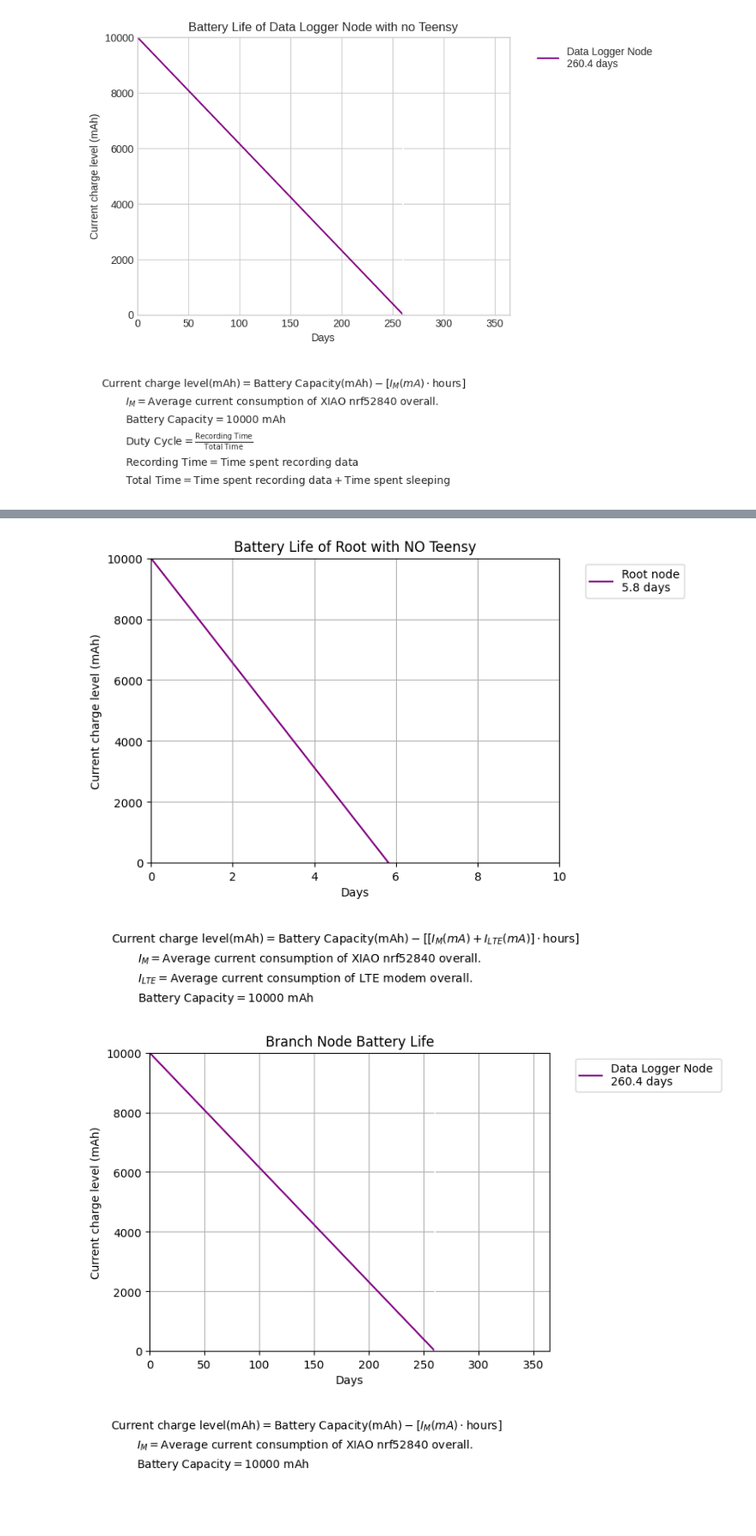
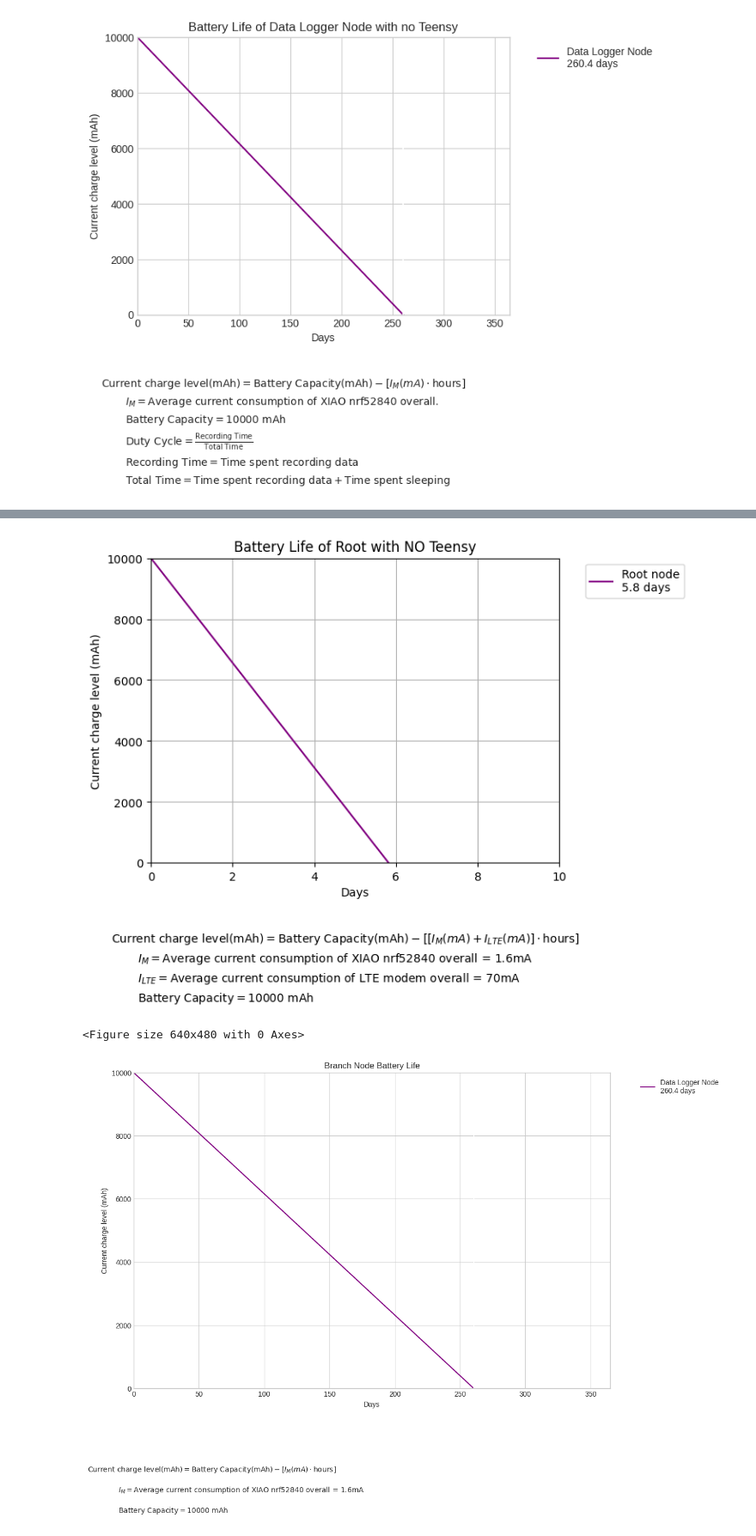
Before and after one commit to mmontee/nrf52840_openWSN_sensor_node, a Jupyter notebook: Documents/plots.ipynb, the cells around one changed output, grey strips where cells are left out. Shown at 86% size. Drawn from its saved outputs; the diff is of its cells as text; code cells hidden in the pictures; blank space fills up the shorter version.

```diff
--- a/Documents/plots.ipynb
+++ b/Documents/plots.ipynb
@@ -725,9 +725,9 @@ def plot_linear_function(
   plt.grid(True)
 
   plt.figtext(0.05, -0.1,r"$\text{Current charge level(mAh)} = \text{Battery Capacity(mAh)} - \left[\left[I_T(mA) + I_M(mA) + I_{LTE}(mA)\right]\cdot \text{hours}\right]$",ha="left", fontsize=10, va="bottom")
-  plt.figtext(0.10, -0.15, r"$I_T = \text{Average current consumption of Teensy while processing.}$", fontsize=10, va="bottom")
-  plt.figtext(0.10, -0.2, r"$I_M = \text{Average current consumption of XIAO nrf52840 overall.}$", fontsize=10, va="bottom")
-  plt.figtext(0.10, -0.25, r"$I_{LTE} = \text{Average current consumption of LTE modem overall.}$", fontsize=10, va="bottom")
+  plt.figtext(0.10, -0.15, r"$I_T = \text{Average current consumption of Teensy while processing = 169mA}$", fontsize=10, va="bottom")
+  plt.figtext(0.10, -0.2, r"$I_M = \text{Average current consumption of XIAO nrf52840 overall = 1.6mA}$", fontsize=10, va="bottom")
+  plt.figtext(0.10, -0.25, r"$I_{LTE} = \text{Average current consumption of LTE modem overall = 70mA}$", fontsize=10, va="bottom")
   plt.figtext(0.10, -0.3, r"$\text{Battery Capacity} = 10000 \text{ mAh}$", fontsize=10, va="bottom")
   plt.ylim(0, 10000)
   plt.xlim(0, 5)
@@ -786,8 +786,8 @@ def plot_linear_function(
   plt.grid(True)
 
   plt.figtext(0.05, -0.1,r"$\text{Current charge level(mAh)} = \text{Battery Capacity(mAh)} - \left[ \left[I_M(mA) + I_{LTE}(mA)\right]\cdot \text{hours}\right]$",ha="left", fontsize=10, va="bottom")
-  plt.figtext(0.10, -0.15, r"$I_M = \text{Average current consumption of XIAO nrf52840 overall.}$", fontsize=10, va="bottom")
-  plt.figtext(0.10, -0.20, r"$I_{LTE} = \text{Average current consumption of LTE modem overall.}$", fontsize=10, va="bottom")
+  plt.figtext(0.10, -0.15, r"$I_M = \text{Average current consumption of XIAO nrf52840 overall = 1.6mA}$", fontsize=10, va="bottom")
+  plt.figtext(0.10, -0.20, r"$I_{LTE} = \text{Average current consumption of LTE modem overall = 70mA}$", fontsize=10, va="bottom")
   plt.figtext(0.10, -0.25, r"$\text{Battery Capacity} = 10000 \text{ mAh}$", fontsize=10, va="bottom")
   plt.ylim(0, 10000)
   plt.xlim(0, 10)
@@ -795,7 +795,7 @@ def plot_linear_function(
 
 plot_linear_function()
 # %% [output]
-[figure, old version]
+[figure, new version]
 # %%
 import matplotlib.pyplot as plt
 import numpy as np
@@ -828,33 +828,37 @@ def plot_linear_function(
   def calculate_y():
     avg_current =  I_M
     return BatteryCap - (avg_current * x_hours)
 
 
   plt.figure()
-
+      # Use the 'whitegrid' style for a white background
+    # Use the 'whitegrid' style for a white background
+  plt.style.use('seaborn-v0_8-whitegrid')
+  plt.figure(figsize=(12, 8))
   plt.title(title)
   plt.xlabel(x_label)
   plt.ylabel(y_label)
 
   plt.plot(x_days, calculate_y(), label=f"Data Logger Node \n{get_days(BatteryCap)}", color="purple")
   plt.axvline(x=(BatteryCap / (I_M)) / 24, color="white", linestyle="--")
 
   plt.legend(bbox_to_anchor=(1.05, 1), loc="upper left")
   plt.grid(True)
 
 
   plt.legend(bbox_to_anchor=(1.05, 1), loc="upper left")
   plt.grid(True)
 
   plt.figtext(0.05, -0.1,r"$\text{Current charge level(mAh)} = \text{Battery Capacity(mAh)} - \left[ I_M(mA)\cdot \text{hours}\right]$",ha="left", fontsize=10, va="bottom")
-  plt.figtext(0.10, -0.15, r"$I_M = \text{Average current consumption of XIAO nrf52840 overall.}$", fontsize=10, va="bottom")
+  plt.figtext(0.10, -0.15, r"$I_M = \text{Average current consumption of XIAO nrf52840 overall = 1.6mA}$", fontsize=10, va="bottom")
   plt.figtext(0.10, -0.2, r"$\text{Battery Capacity} = 10000 \text{ mAh}$", fontsize=10, va="bottom")
   plt.ylim(0, 10000)
   plt.xlim(0, 365)
   plt.show()
 
 
 # Example usage:
 plot_linear_function()
 # %% [output]
+<Figure size 640x480 with 0 Axes>
-[figure, old version]
+[figure, new version]
```
Also changed, not shown: parts of 2 cells of this notebook, 2 other files.
